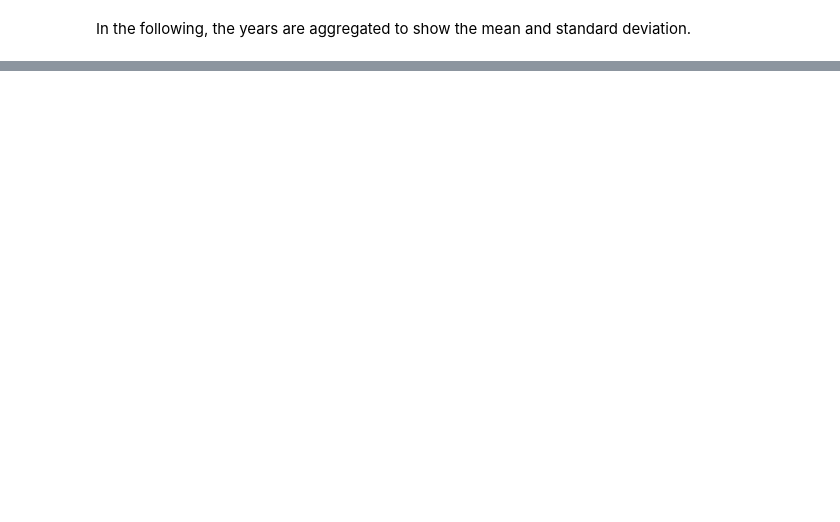
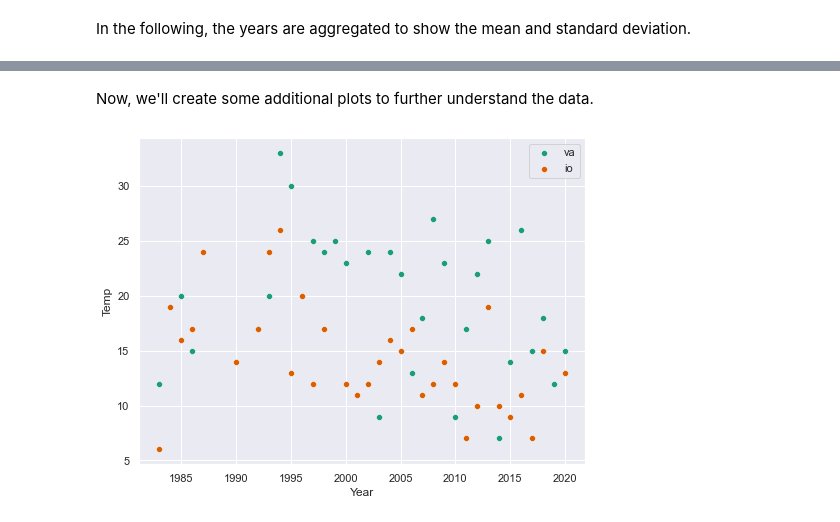
Before and after one commit to gtlab-barcelona/robert, a Jupyter notebook: code/first-last-day.ipynb, the cells around one changed output, grey strips where cells are left out. Saved outputs shown, nothing was run; the diff lists cells and outputs as text; code cells hidden in the pictures; blank space fills up the shorter version.

```diff
--- a/code/first-last-day.ipynb
+++ b/code/first-last-day.ipynb
@@ -75,0 +87,21 @@ fig.savefig('../figs/first-last-day/temperature_aggregated.pdf', bbox_inches='ti
+# %%
+def process_data(df):
+    # compute first day of sight
+    first, _ = first_last_day(df)
+    print(f'first days of sight of {df.name}:',first,'\n')
+
+    # remove years without a sight
+    # hence, grab indices of nan values
+    i = np.argwhere(np.isnan(first))
+    # update years and first day of sight accordingly
+    yrs_no_nan = np.delete(yrs, i)
+    first_no_nan = first[~np.isnan(first)]
+
+    # grab indices of first day for every year
+    ifirst = []
+    for dy, yr in zip(first_no_nan,yrs_no_nan):
+        ifirst.extend(df.loc[(df['Year'] == yr) & (df['dys'] == dy)].index.values)
+    return yrs_no_nan, ifirst
+
+va_yrs, va_ifirst = process_data(va)
+io_yrs, io_ifirst = process_data(io)
@@ -75,0 +162,11 @@ fig.savefig('../figs/first-last-day/temperature_aggregated.pdf', bbox_inches='ti
+# %% [markdown]
+Now, we'll create some additional plots to further understand the data.
+# %%
+# create a scatter plot of the tmp at the first day of sight
+fig, ax = plt.subplots(figsize=(8,6))
+sns.scatterplot(data=va.loc[va_ifirst], x='Year', y='Temp', ax=ax)
+sns.scatterplot(data=io.loc[io_ifirst], x='Year', y='Temp', ax=ax)
+ax.legend(labels=['va', 'io'])
+plt.show()
+# %% [output]
+[figure, added]
```
Also changed, not shown: parts of 11 cells of this notebook, 10 other files.
